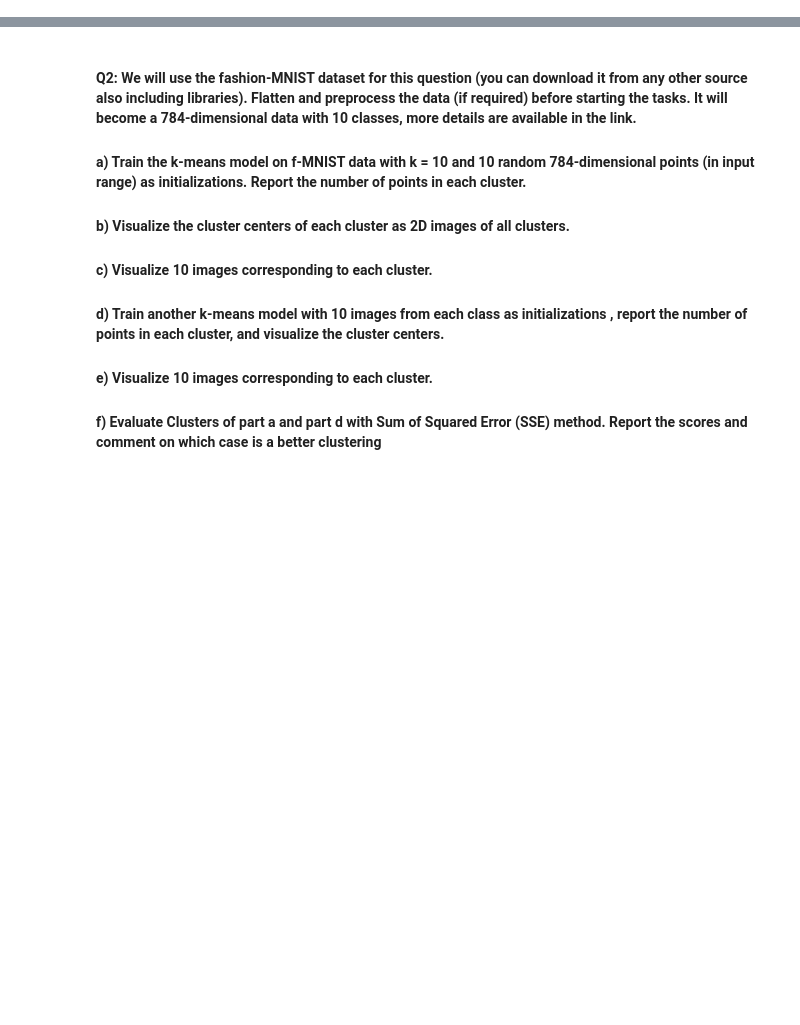
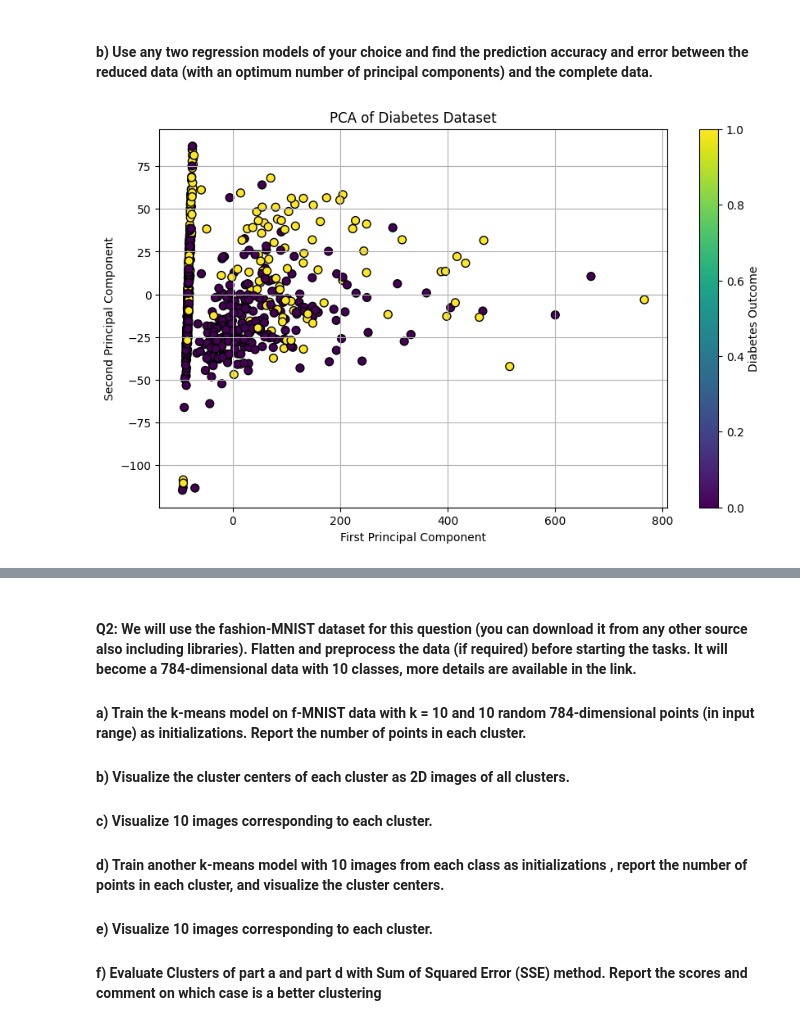
Before and after one commit to fastasturtlee/EDA, a Jupyter notebook: g24ait2004_g24ait2212_A2.ipynb, the cells around one changed output, grey strips where cells are left out. Saved outputs shown, nothing was run; the diff lists cells and outputs as text; code cells hidden in the pictures; blank space fills up the shorter version.

Commit message:
second phase of assignment

```diff
--- a/g24ait2004_g24ait2212_A2.ipynb
+++ b/g24ait2004_g24ait2212_A2.ipynb
@@ -0,0 +67,13 @@
+# %% [markdown]
+#### b) Use any two regression models of your choice and find the prediction accuracy and error between the reduced data (with an optimum number of principal components) and the complete data.
+# %%
+plt.figure(figsize=(10, 6))
+plt.scatter(pca_diab_data[:, 0], pca_diab_data[:, 1], c=diab_train_target_data, cmap='viridis', edgecolor='k', s=50)
+plt.title('PCA of Diabetes Dataset')
+plt.xlabel('First Principal Component')
+plt.ylabel('Second Principal Component')
+plt.colorbar(label='Diabetes Outcome')
+plt.grid()
+plt.show()
+# %% [output]
+[figure, added]
```
Also changed, not shown: parts of 27 cells of this notebook, 5 other files.
